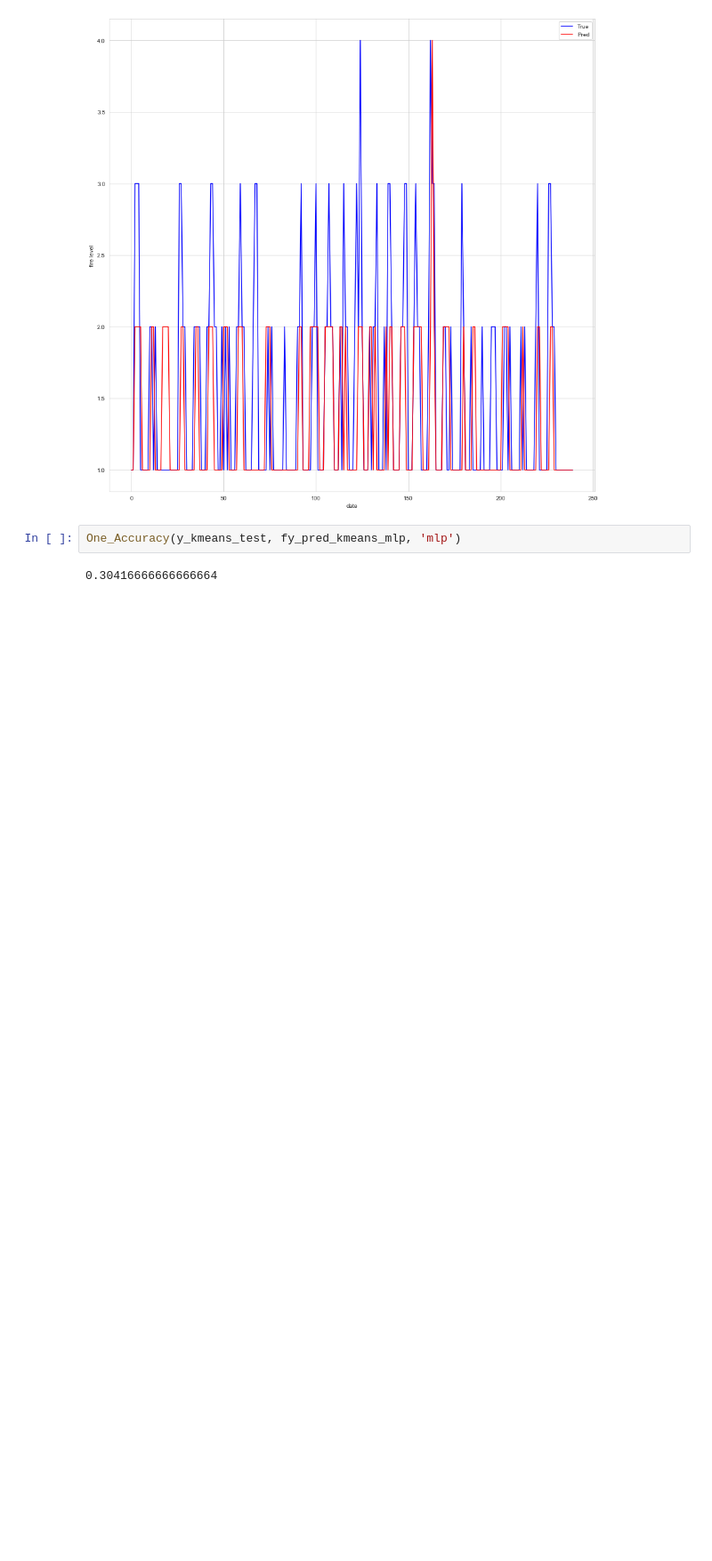
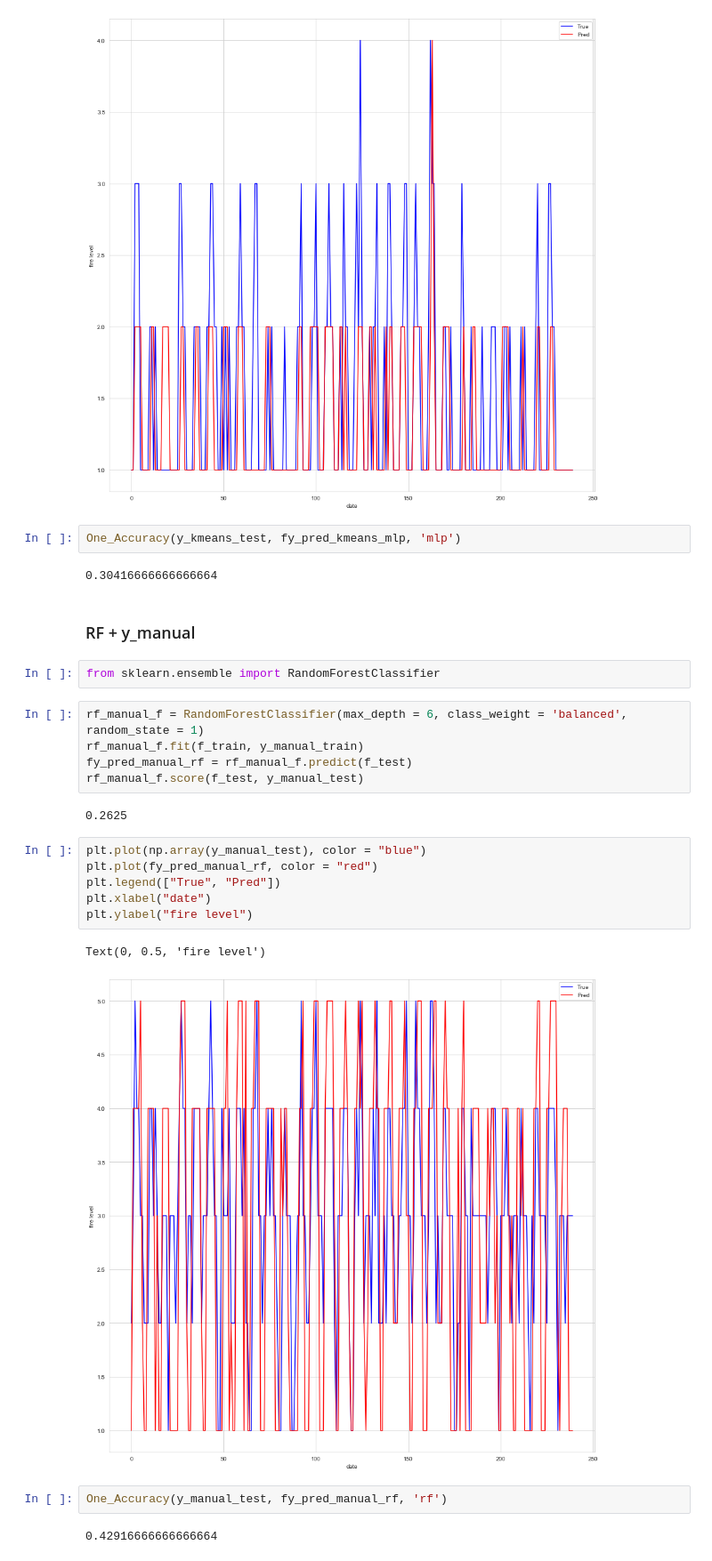
Before and after one commit to wshy1999/Fire_Alarm_Prediction, a Jupyter notebook: fire_shifted.ipynb, the cells around one changed output. Shown at 89% size. Drawn from its saved outputs; the diff is of its cells as text; blank space fills up the shorter version.

```diff
--- a/fire_shifted.ipynb
+++ b/fire_shifted.ipynb
@@ -1162,3 +1189,27 @@ Text(0, 0.5, 'fire level')
 One_Accuracy(y_kmeans_test, fy_pred_kmeans_mlp, 'mlp')
 # %% [output]
 0.30416666666666664
+# %% [markdown]
+### RF + y_manual
+# %%
+from sklearn.ensemble import RandomForestClassifier
+# %%
+rf_manual_f = RandomForestClassifier(max_depth = 6, class_weight = 'balanced', random_state = 1)
+rf_manual_f.fit(f_train, y_manual_train)
+fy_pred_manual_rf = rf_manual_f.predict(f_test)
+rf_manual_f.score(f_test, y_manual_test)
+# %% [output]
+0.2625
+# %%
+plt.plot(np.array(y_manual_test), color = "blue")
+plt.plot(fy_pred_manual_rf, color = "red")
+plt.legend(["True", "Pred"])
+plt.xlabel("date")
+plt.ylabel("fire level")
+# %% [output]
+Text(0, 0.5, 'fire level')
+[figure, added]
+# %%
+One_Accuracy(y_manual_test, fy_pred_manual_rf, 'rf')
+# %% [output]
+0.42916666666666664
```
Also changed, not shown: parts of 12 cells of this notebook.
